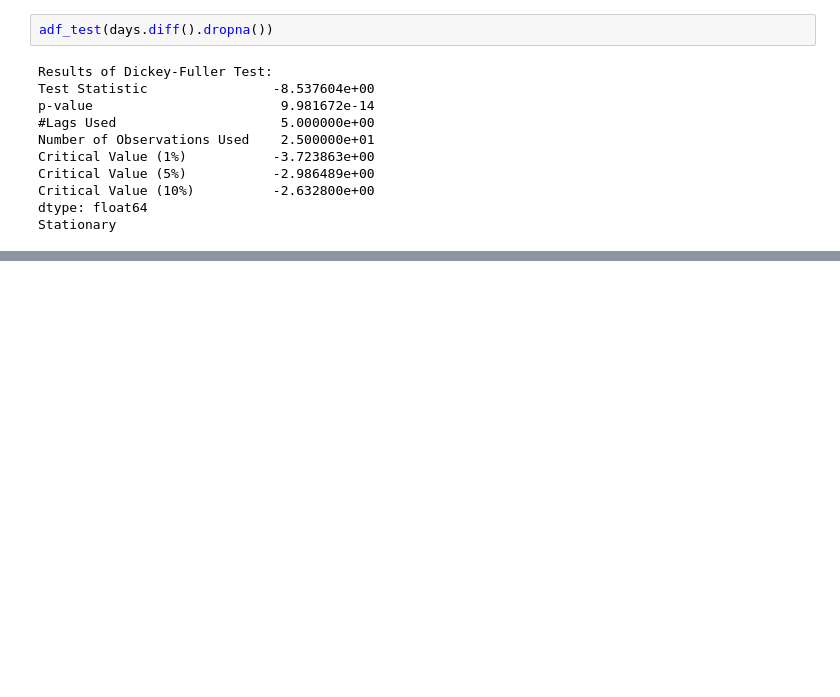
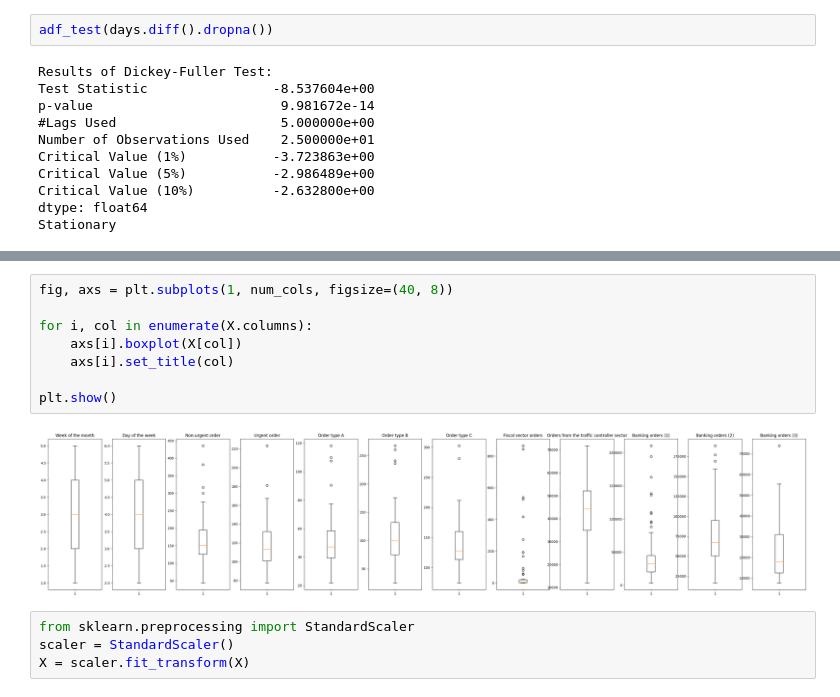
Before and after one commit to jaramillooo/Proyecto_series_no_lineales, a Jupyter notebook: proyectoModulo1_JaramilloA_AvilaK_MurguiaM.ipynb, the cells around one changed output, grey strips where cells are left out. Saved outputs shown, nothing was run; the diff lists cells and outputs as text; blank space fills up the shorter version.

```diff
--- a/proyectoModulo1_JaramilloA_AvilaK_MurguiaM.ipynb
+++ b/proyectoModulo1_JaramilloA_AvilaK_MurguiaM.ipynb
@@ -583,0 +481,14 @@ print(f"significance: {p:.2f}")
+# %%
+fig, axs = plt.subplots(1, num_cols, figsize=(40, 8))
+
+for i, col in enumerate(X.columns):
+    axs[i].boxplot(X[col])
+    axs[i].set_title(col)
+
+plt.show()
+# %% [output]
+[figure, added]
+# %%
+from sklearn.preprocessing import StandardScaler
+scaler = StandardScaler()
+X = scaler.fit_transform(X)
```
Also changed, not shown: parts of 129 cells of this notebook.
